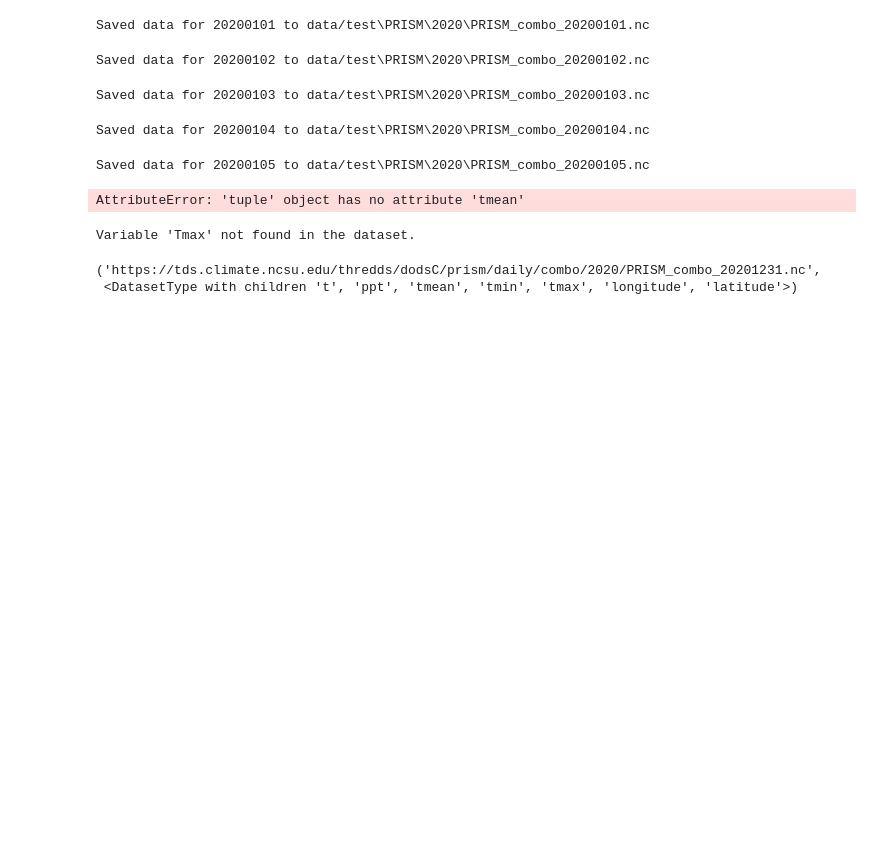
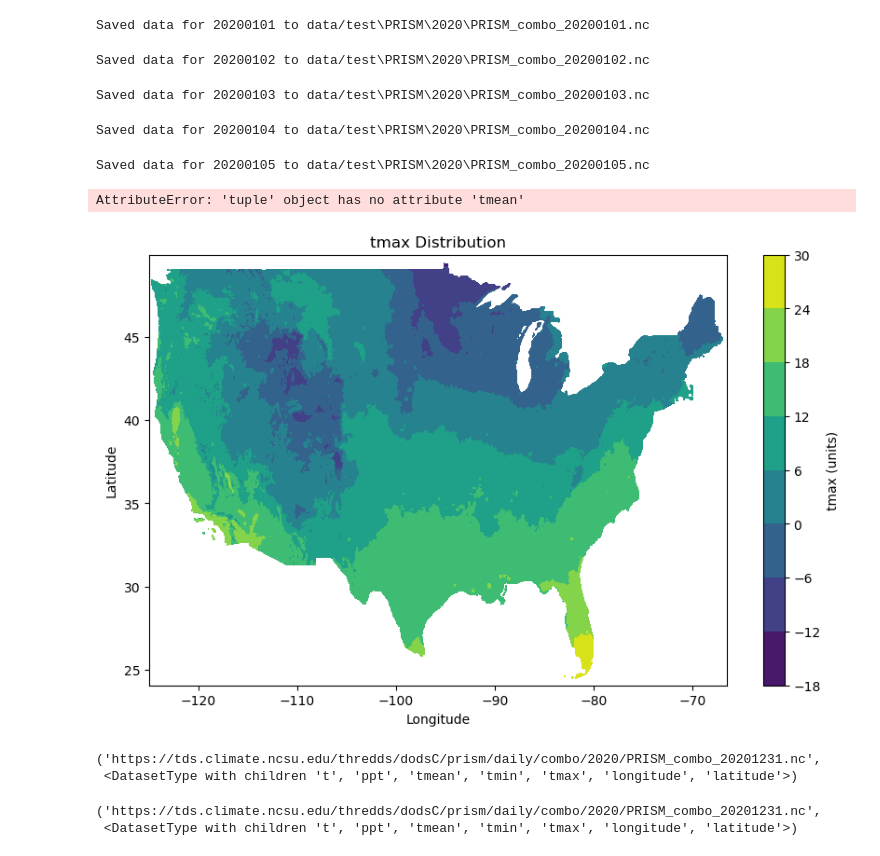
Before and after one commit to ThomWorm/FruitFlyPheno, a Jupyter notebook: test.ipynb, the cells around one changed output. Drawn from its saved outputs; the diff is of its cells as text; code cells hidden in the pictures; blank space fills up the shorter version.

```diff
--- a/test.ipynb
+++ b/test.ipynb
@@ -119,11 +119,16 @@ plt.show()
 # %% [output]
 AttributeError: 'tuple' object has no attribute 'tmean'
 # %%
-plot_netcdf("data/test/PRISM/2020/PRISM_combo_20200101.nc", "Tmax")
+plot_netcdf("data/test/PRISM/2020/PRISM_combo_20200101.nc", "tmax")
 # %% [output]
-Variable 'Tmax' not found in the dataset.
+[figure, added]
 # %%
 samp
 # %% [output]
 ('https://tds.climate.ncsu.edu/thredds/dodsC/prism/daily/combo/2020/PRISM_combo_20201231.nc',
  <DatasetType with children 't', 'ppt', 'tmean', 'tmin', 'tmax', 'longitude', 'latitude'>)
+# %%
+samp
+# %% [output]
+('https://tds.climate.ncsu.edu/thredds/dodsC/prism/daily/combo/2020/PRISM_combo_20201231.nc',
+ <DatasetType with children 't', 'ppt', 'tmean', 'tmin', 'tmax', 'longitude', 'latitude'>)
```
Also changed, not shown: 1 other file.
